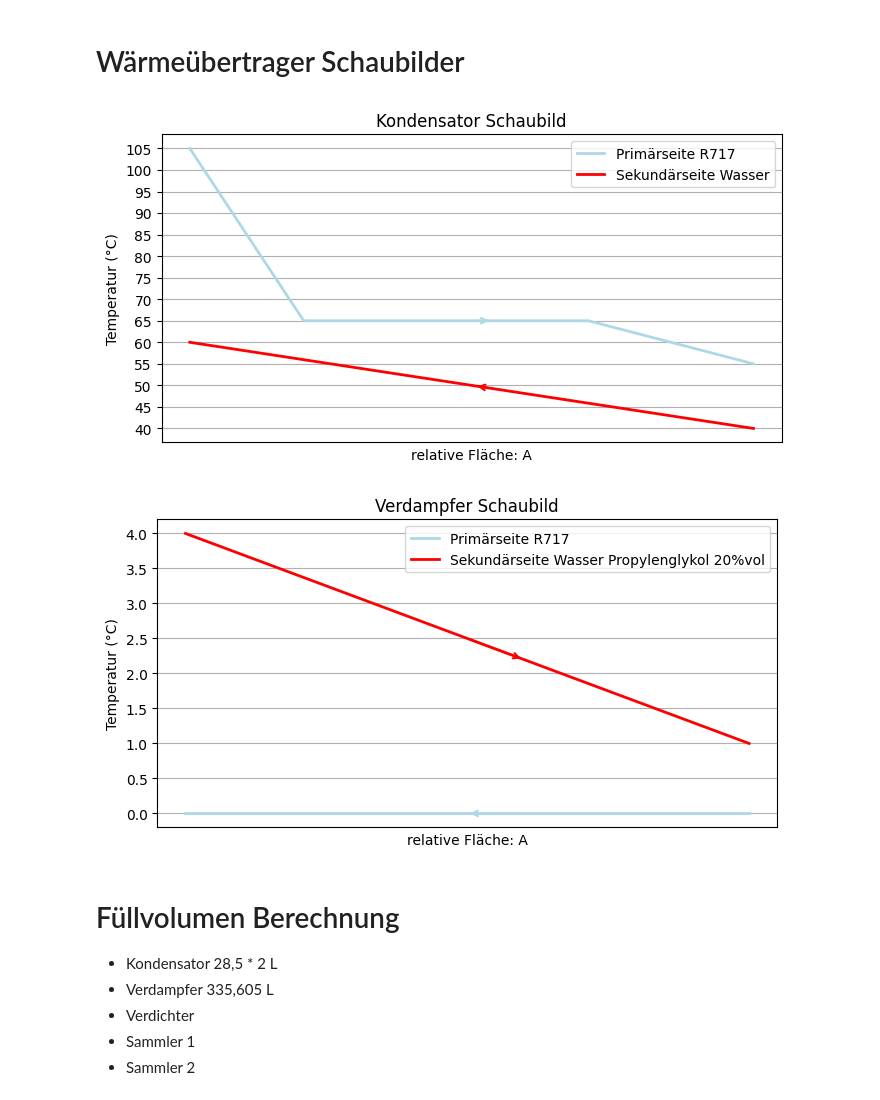
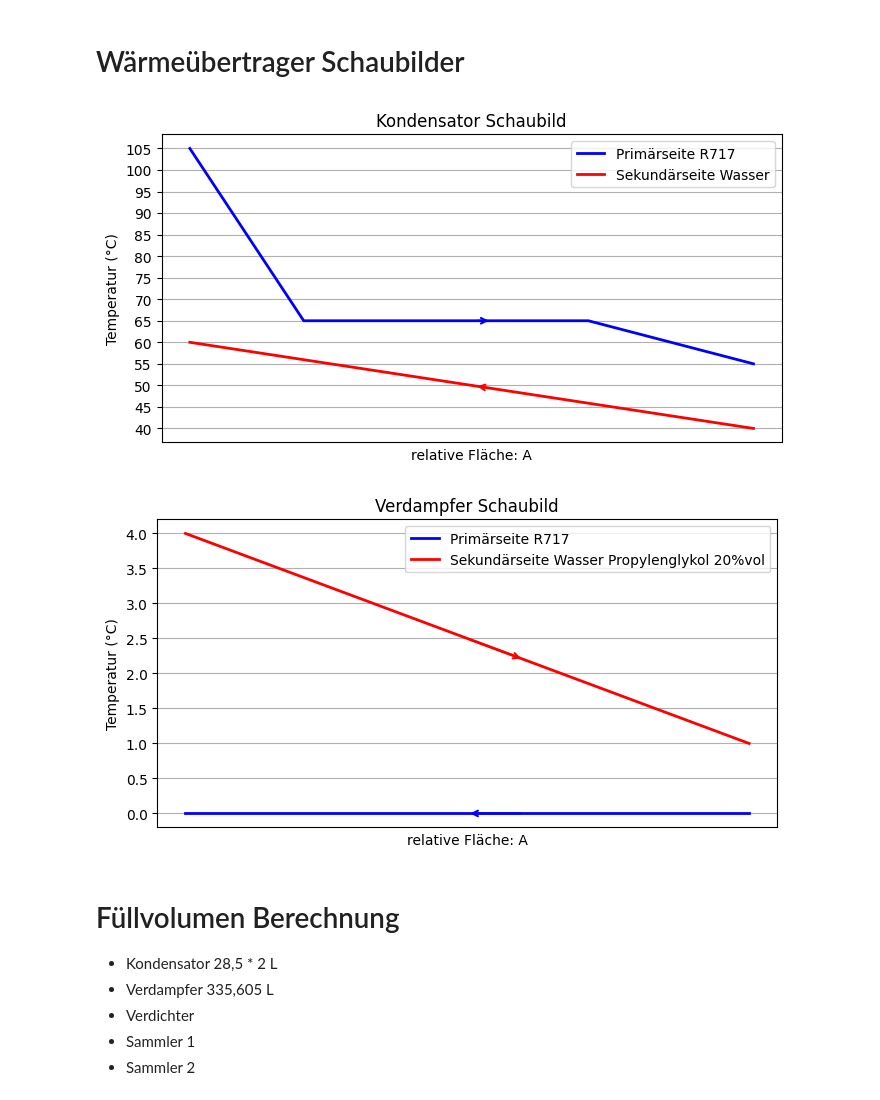
Before and after one commit to Zeusdragon/WP_Beleg, a Jupyter notebook: Beleg.ipynb, the cells around one changed output. Cells and saved outputs as stored; diff of their text form; code cells hidden in the pictures.

```diff
--- a/Beleg.ipynb
+++ b/Beleg.ipynb
@@ -283,36 +283,36 @@ y1_new = np.concatenate([
 y1_new = y1_new[:100]  # auf Länge von x beschränken
 # y2_new: linear von 60°C auf 40°C
 y2_new = np.linspace(60, 40, 100)
 
 # Plot
 plt.figure(figsize=(8, 4))
-plt.plot(x, y1_new, label='Primärseite R717', color='lightblue', linewidth=2)
+plt.plot(x, y1_new, label='Primärseite R717', color='blue', linewidth=2)
 plt.plot(x, y2_new, label='Sekundärseite Wasser', color='r', linewidth=2)
 
 # Automatisch orientierte Pfeile für Primärseite
 i = len(x) // 2  # 50% der Linie
 dx = x[i+5] - x[i-5]  # Richtung berechnen
 dy = y1_new[i+5] - y1_new[i-5]
 plt.annotate('', xy=(x[i]+dx*0.3, y1_new[i]+dy*0.3), xytext=(x[i], y1_new[i]),
-            arrowprops=dict(arrowstyle='->', lw=1.5, color='lightblue'))
+            arrowprops=dict(arrowstyle='->', lw=1.5, color='blue'))
 
 # Automatisch orientierte Pfeile für Sekundärseite
 i = len(x) // 2  # 50% der Linie
 dx = x[i+5] - x[i-5]
 dy = y2_new[i+5] - y2_new[i-5]
 plt.annotate('', xy=(x[i]+dx*0.3, y2_new[i]+dy*0.3), xytext=(x[i], y2_new[i]),
             arrowprops=dict(arrowstyle='<-', lw=1.5, color='red'))
 
 plt.xlabel('relative Fläche: A')
 plt.ylabel('Temperatur (°C)')
 plt.title('Kondensator Schaubild')
 plt.legend()
 plt.xticks([])
 plt.yticks(np.arange(40, 110, 5))
 plt.grid(True)
 plt.show()
 # %% [output]
-[figure, old version]
+[figure, new version]
 # %%
 plt.figure(figsize=(8, 4))
 
@@ -321,7 +321,7 @@ x_verd = [0, 1]
 y1_verd = [T[4] - 273.15, T[0] - 273.15]
 y2_verd = [4, 1]
 
-plt.plot(x_verd, y1_verd, label='Primärseite R717', color='lightblue', linewidth=2)
+plt.plot(x_verd, y1_verd, label='Primärseite R717', color='blue', linewidth=2)
 plt.plot(x_verd, y2_verd, label='Sekundärseite Wasser Propylenglykol 20%vol', color='r', linewidth=2)
 
 # Automatisch orientierte Pfeile für Primärseite (R717)
@@ -329,7 +329,7 @@ dx1 = x_verd[1] - x_verd[0]
 dy1 = y1_verd[1] - y1_verd[0]
 plt.annotate('', xy=(0.5 + dx1*0.1, y1_verd[0] + dy1*0.5 + dy1*0.1),
              xytext=(0.5, y1_verd[0] + dy1*0.5),
-             arrowprops=dict(arrowstyle='<-', lw=1.5, color='lightblue'))
+             arrowprops=dict(arrowstyle='<-', lw=1.5, color='blue'))
 
 # Automatisch orientierte Pfeile für Sekundärseite (Wasser)
 dx2 = x_verd[1] - x_verd[0]
@@ -346,7 +346,7 @@ plt.xticks([])
 plt.grid(True)
 plt.show()
 # %% [output]
-[figure, old version]
+[figure, new version]
 # %% [markdown]
 # Füllvolumen Berechnung
 + Kondensator 28,5 * 2 L
```
Also changed, not shown: 1 other file.
